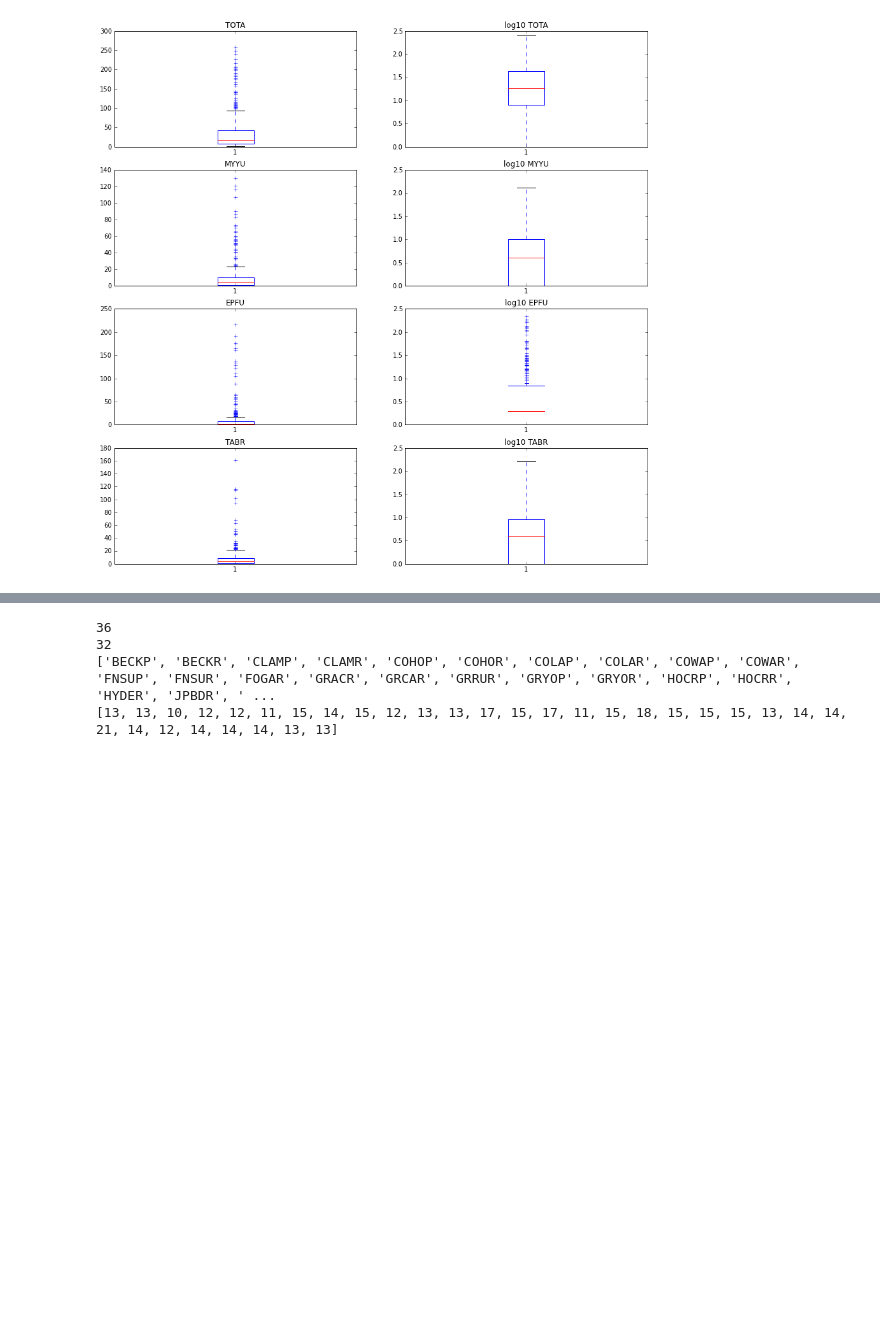
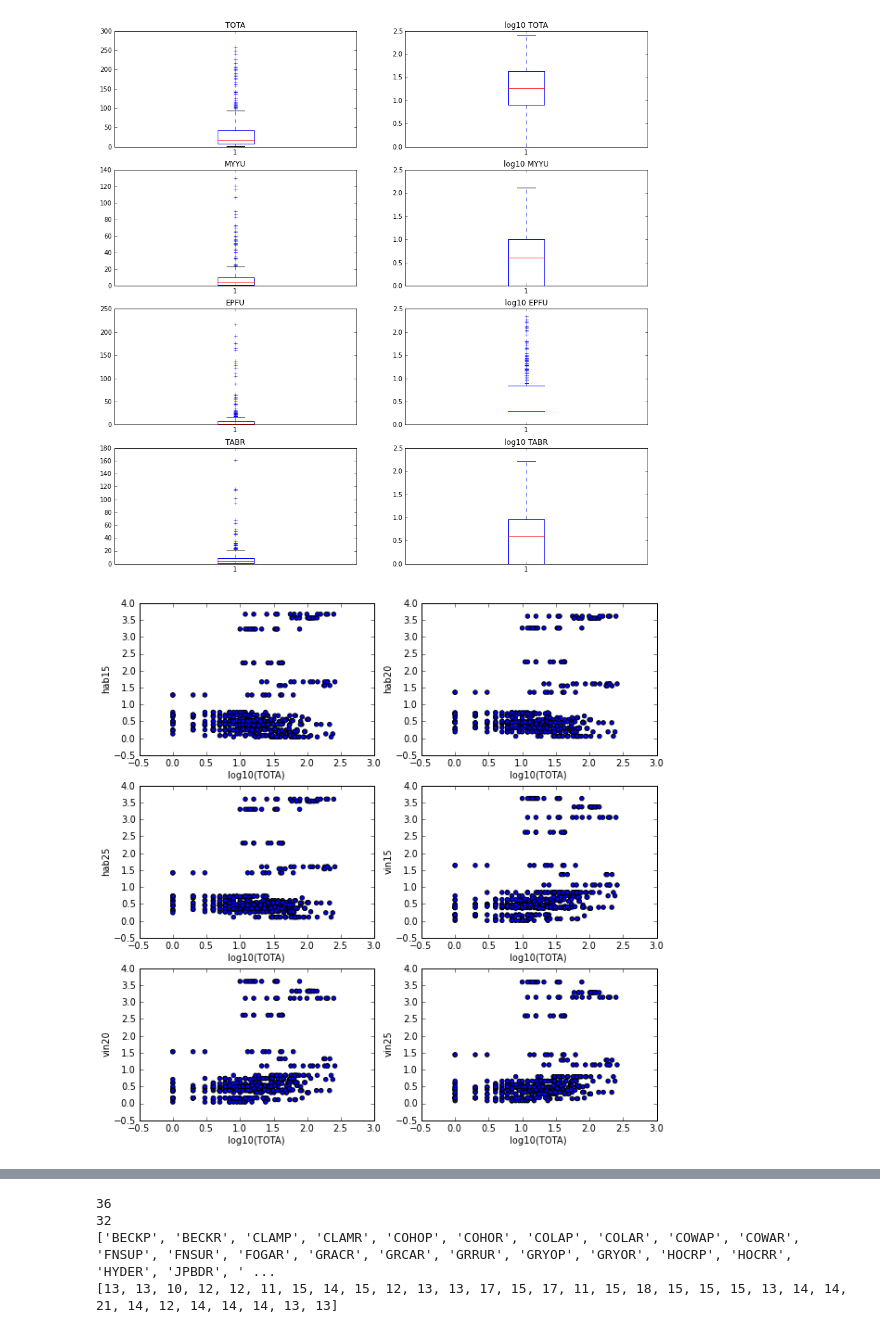
Before and after one commit to cellardoor428/batvine, a Jupyter notebook: src/data_explore.ipynb, the cells around one changed output, grey strips where cells are left out. Drawn from its saved outputs; the diff is of its cells as text; code cells hidden in the pictures; blank space fills up the shorter version.

```diff
--- a/src/data_explore.ipynb
+++ b/src/data_explore.ipynb
@@ -115,2 +156,47 @@ fig.savefig('bat_boxplot.png')
 # %% [output]
 [figure]
+# %%
+# Make some scatter pots comparing log TOTA activity by various habitat and vineyard variables
+hab05 = table['Hab05km']
+hab10 = table['Hab10km']
+hab15 = table['Hab15km']
+vin05 = table['Vine05km']
+vin10 = table['Vine10km']
+vin15 = table['Vine15km']
+hab15 = table['Hab15km']
+hab20 = table['Hab20km']
+hab25 = table['Hab25km']
+vin15 = table['Vine15km']
+vin20 = table['Vine20km']
+vin25 = table['Vine25km']
+
+fig, ((ax1, ax2), (ax3, ax4), (ax5, ax6)) = plt.subplots(3,2)
+ax1.scatter(np.log10(TOTA), hab15)
+ax2.scatter(np.log10(TOTA), hab20)
+ax3.scatter(np.log10(TOTA), hab25)
+ax4.scatter(np.log10(TOTA), vin15)
+ax5.scatter(np.log10(TOTA), vin20)
+ax6.scatter(np.log10(TOTA), vin25)
+
+# Set x and y axis labels
+ax1.set_ylabel('hab15')
+ax2.set_ylabel('hab20')
+ax3.set_ylabel('hab25')
+ax4.set_ylabel('vin15')
+ax5.set_ylabel('vin20')
+ax6.set_ylabel('vin25')
+
+ax1.set_xlabel('log10(TOTA)')
+ax2.set_xlabel('log10(TOTA)')
+ax3.set_xlabel('log10(TOTA)')
+ax4.set_xlabel('log10(TOTA)')
+ax5.set_xlabel('log10(TOTA)')
+ax6.set_xlabel('log10(TOTA)')
+
+# Make it bigger
+fig.set_size_inches(10,10)
+
+# Save the figure
+fig.savefig('../results/logTOTA_large_landscape_scatter.png')
+# %% [output]
+[figure, added]
```
Also changed, not shown: parts of 19 cells of this notebook, 26 other files.
